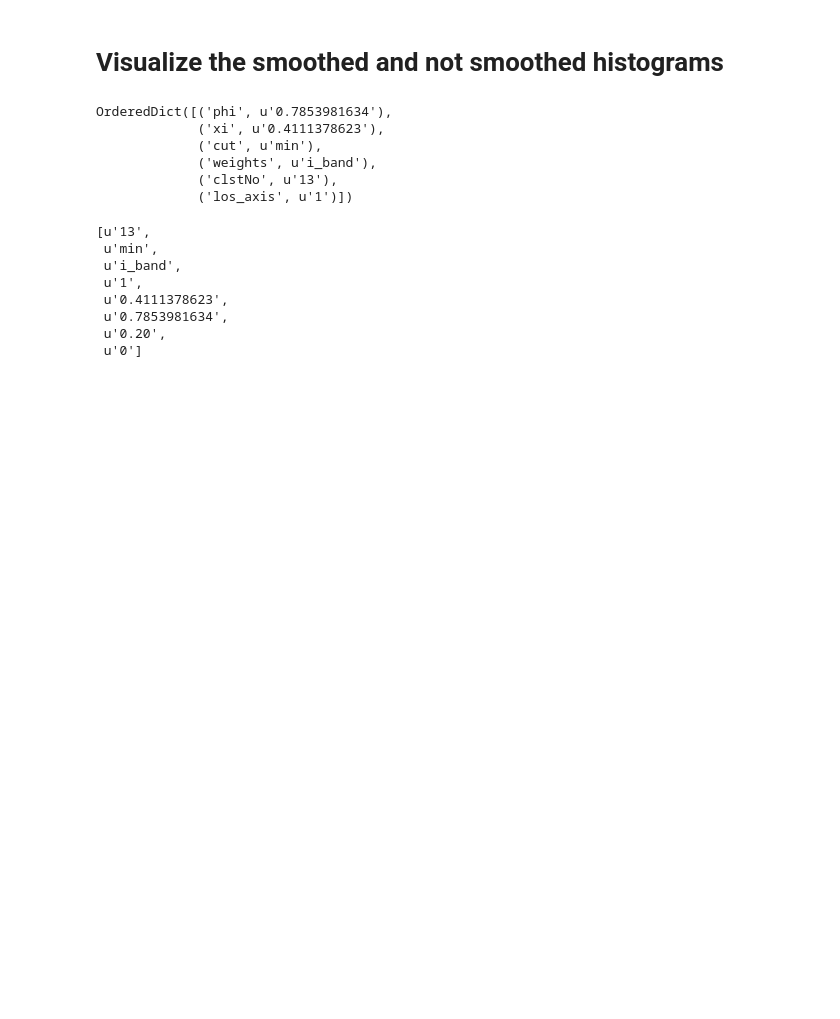
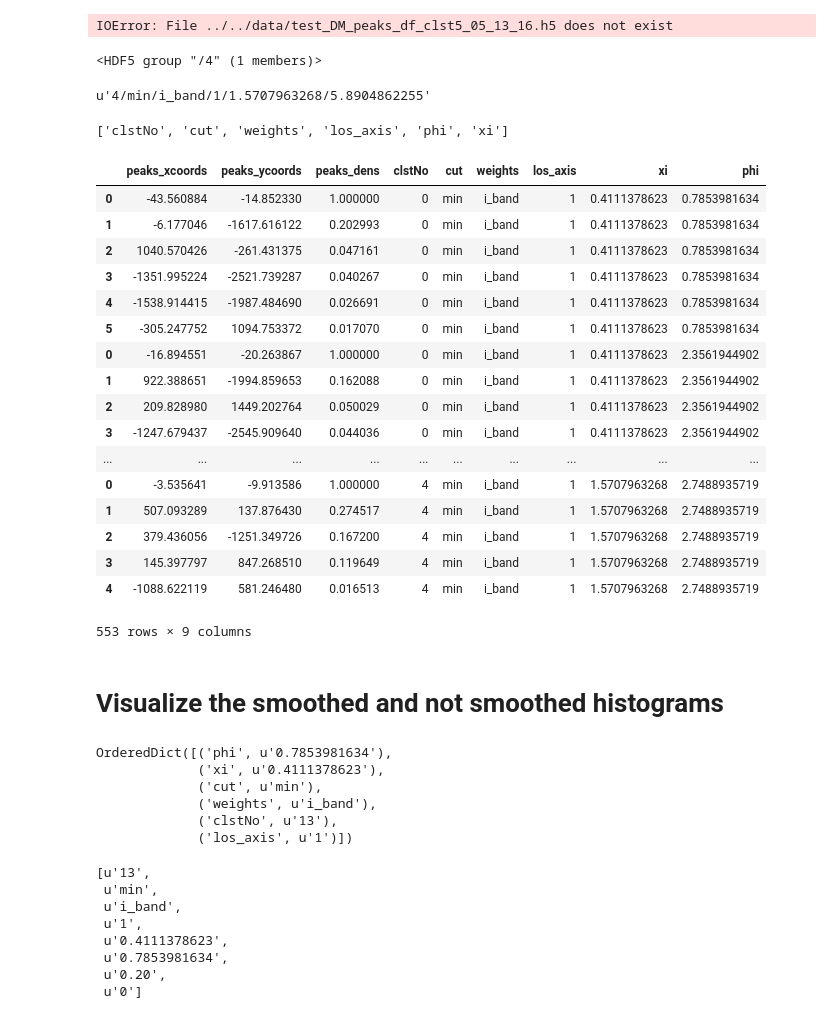
Before and after one commit to karenyyng/galaxy_DM_offset, a Jupyter notebook: code/analyses/fig4b_DM_density_visualization.ipynb, the cells around one changed output. Saved outputs shown, nothing was run; the diff lists cells and outputs as text; code cells hidden in the pictures; blank space fills up the shorter version.

Commit message:
Add function to retrieve metadata written to fhat file

```diff
--- a/code/analyses/fig4b_DM_density_visualization.ipynb
+++ b/code/analyses/fig4b_DM_density_visualization.ipynb
@@ -35,7 +33,7 @@ sns.set_style('white')
 data_path = "../../data/"
 # %%
 clstNo = 5
-date_stamp = '01_30_16'
+date_stamp = '05_13_16'
 DM_df = \
     pd.read_hdf(data_path +
                 "test_DM_peaks_df_clst{0}_{1}.h5".format(clstNo,
@@ -45,6 +43,8 @@ DM_fhat = \
     h5py.File(data_path +
               "test_DM_fhat_clst{0}_{1}.h5".format(clstNo,
                                                    date_stamp))
+# %% [output]
+IOError: File ../../data/test_DM_peaks_df_clst5_05_13_16.h5 does not exist
 # %%
 star_fhat_file = "test_stars_fhat_clst{0}_{1}.h5".format(
     clstNo, date_stamp)
@@ -61,3 +64,36 @@ star_df = \
+# %%
+star_fhat['/4']
+# %% [output]
+<HDF5 group "/4" (1 members)>
+# %%
+star_fhat_path[-1]
+# %% [output]
+u'4/min/i_band/1/1.5707963268/5.8904862255'
+# %%
+compDist.retrieve_metadata_from_fhat_as_path(star_fhat)
+# %% [output]
+['clstNo', 'cut', 'weights', 'los_axis', 'phi', 'xi']
+# %%
+star_df
+# %% [output]
+|  | peaks_xcoords | peaks_ycoords | peaks_dens | clstNo | cut | weights | los_axis | xi | phi |
+| 0 | -43.560884 | -14.852330 | 1.000000 | 0 | min | i_band | 1 | 0.4111378623 | 0.7853981634 |
+| 1 | -6.177046 | -1617.616122 | 0.202993 | 0 | min | i_band | 1 | 0.4111378623 | 0.7853981634 |
+| 2 | 1040.570426 | -261.431375 | 0.047161 | 0 | min | i_band | 1 | 0.4111378623 | 0.7853981634 |
+| 3 | -1351.995224 | -2521.739287 | 0.040267 | 0 | min | i_band | 1 | 0.4111378623 | 0.7853981634 |
+| 4 | -1538.914415 | -1987.484690 | 0.026691 | 0 | min | i_band | 1 | 0.4111378623 | 0.7853981634 |
+| 5 | -305.247752 | 1094.753372 | 0.017070 | 0 | min | i_band | 1 | 0.4111378623 | 0.7853981634 |
+| 0 | -16.894551 | -20.263867 | 1.000000 | 0 | min | i_band | 1 | 0.4111378623 | 2.3561944902 |
+| 1 | 922.388651 | -1994.859653 | 0.162088 | 0 | min | i_band | 1 | 0.4111378623 | 2.3561944902 |
+| 2 | 209.828980 | 1449.202764 | 0.050029 | 0 | min | i_band | 1 | 0.4111378623 | 2.3561944902 |
+| 3 | -1247.679437 | -2545.909640 | 0.044036 | 0 | min | i_band | 1 | 0.4111378623 | 2.3561944902 |
+| ... | ... | ... | ... | ... | ... | ... | ... | ... | ... |
+| 0 | -3.535641 | -9.913586 | 1.000000 | 4 | min | i_band | 1 | 1.5707963268 | 2.7488935719 |
+| 1 | 507.093289 | 137.876430 | 0.274517 | 4 | min | i_band | 1 | 1.5707963268 | 2.7488935719 |
+| 2 | 379.436056 | -1251.349726 | 0.167200 | 4 | min | i_band | 1 | 1.5707963268 | 2.7488935719 |
+| 3 | 145.397797 | 847.268510 | 0.119649 | 4 | min | i_band | 1 | 1.5707963268 | 2.7488935719 |
+| 4 | -1088.622119 | 581.246480 | 0.016513 | 4 | min | i_band | 1 | 1.5707963268 | 2.7488935719 |
+553 rows × 9 columns
 # %% [markdown]
 # Visualize the smoothed and not smoothed histograms
 # %%
```
Also changed, not shown: parts of 2 cells of this notebook, 6 other files.
